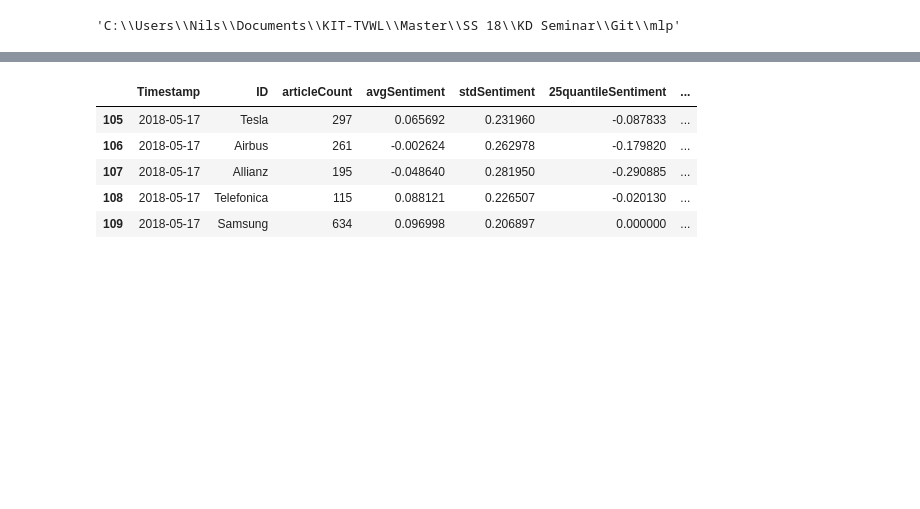
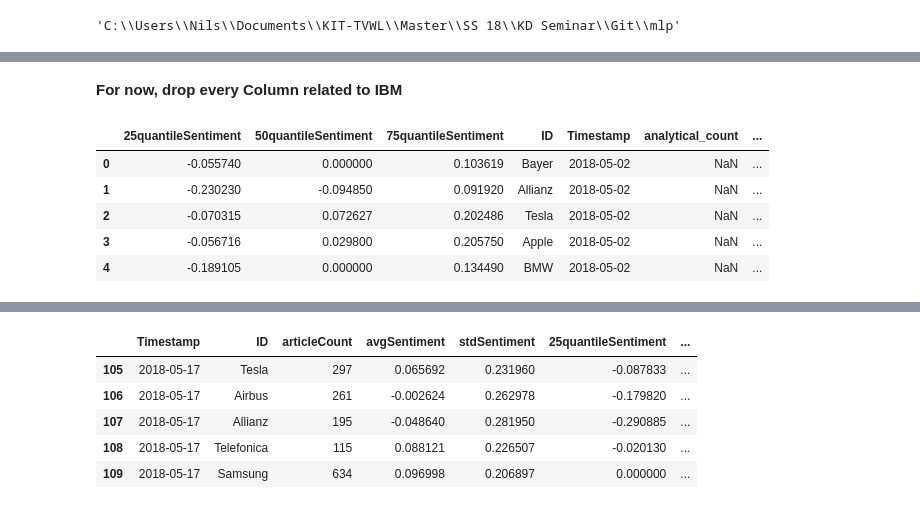
Before and after one commit to kosnil/kd-seminar, a Jupyter notebook: mlp/Data Preprocessing Tests.ipynb, the cells around one changed output, grey strips where cells are left out. Saved outputs shown, nothing was run; the diff lists cells and outputs as text; code cells hidden in the pictures; blank space fills up the shorter version.

```diff
--- a/mlp/Data Preprocessing Tests.ipynb
+++ b/mlp/Data Preprocessing Tests.ipynb
@@ -21,0 +32,12 @@ df.head()
+# %% [markdown]
+**For now, drop every Column related to IBM**
+# %%
+df = df.dropna(axis=1, how="all")
+df.head()
+# %% [output]
+|  | 25quantileSentiment | 50quantileSentiment | 75quantileSentiment | ID | Timestamp | analytical_count | ... |
+| 0 | -0.055740 | 0.000000 | 0.103619 | Bayer | 2018-05-02 | NaN | ... |
+| 1 | -0.230230 | -0.094850 | 0.091920 | Allianz | 2018-05-02 | NaN | ... |
+| 2 | -0.070315 | 0.072627 | 0.202486 | Tesla | 2018-05-02 | NaN | ... |
+| 3 | -0.056716 | 0.029800 | 0.205750 | Apple | 2018-05-02 | NaN | ... |
+| 4 | -0.189105 | 0.000000 | 0.134490 | BMW | 2018-05-02 | NaN | ... |
```
Also changed, not shown: parts of 7 cells of this notebook, 11 other files.
